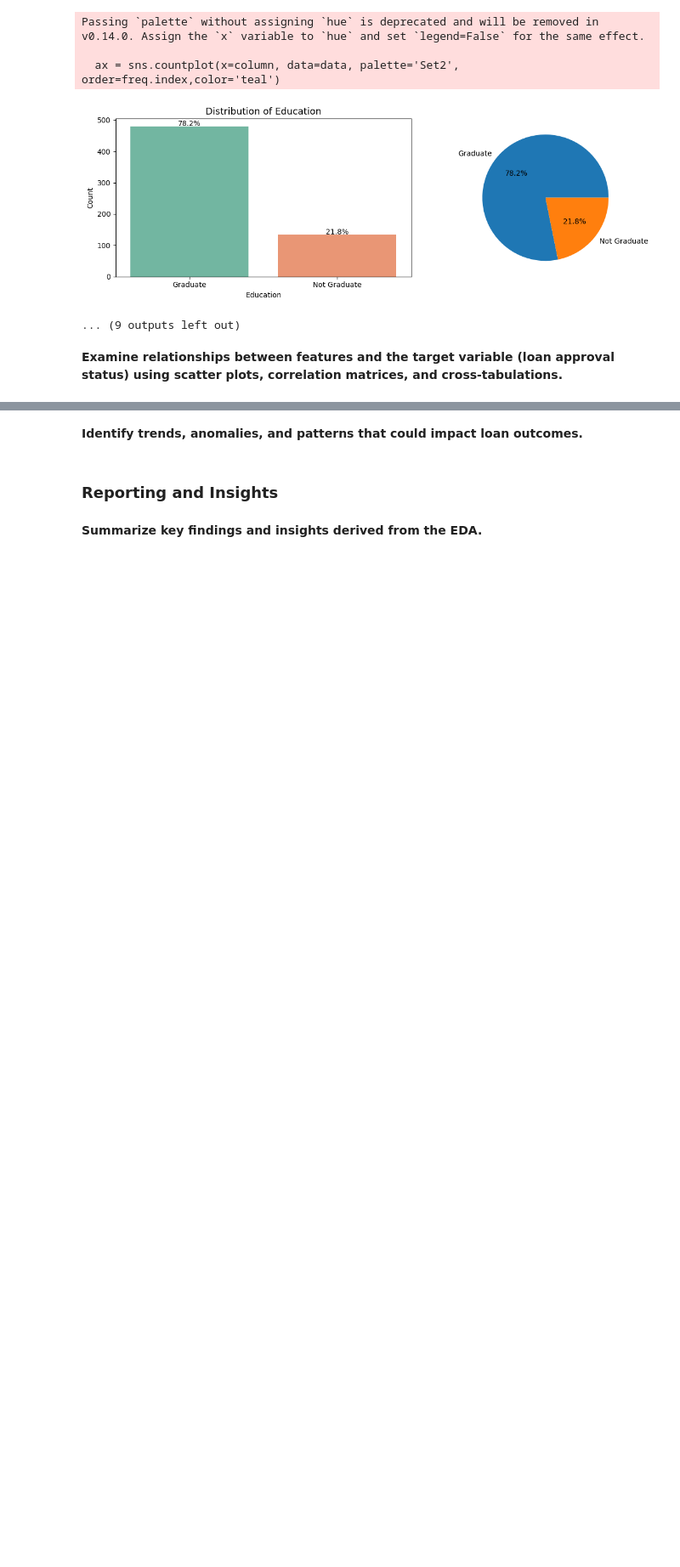
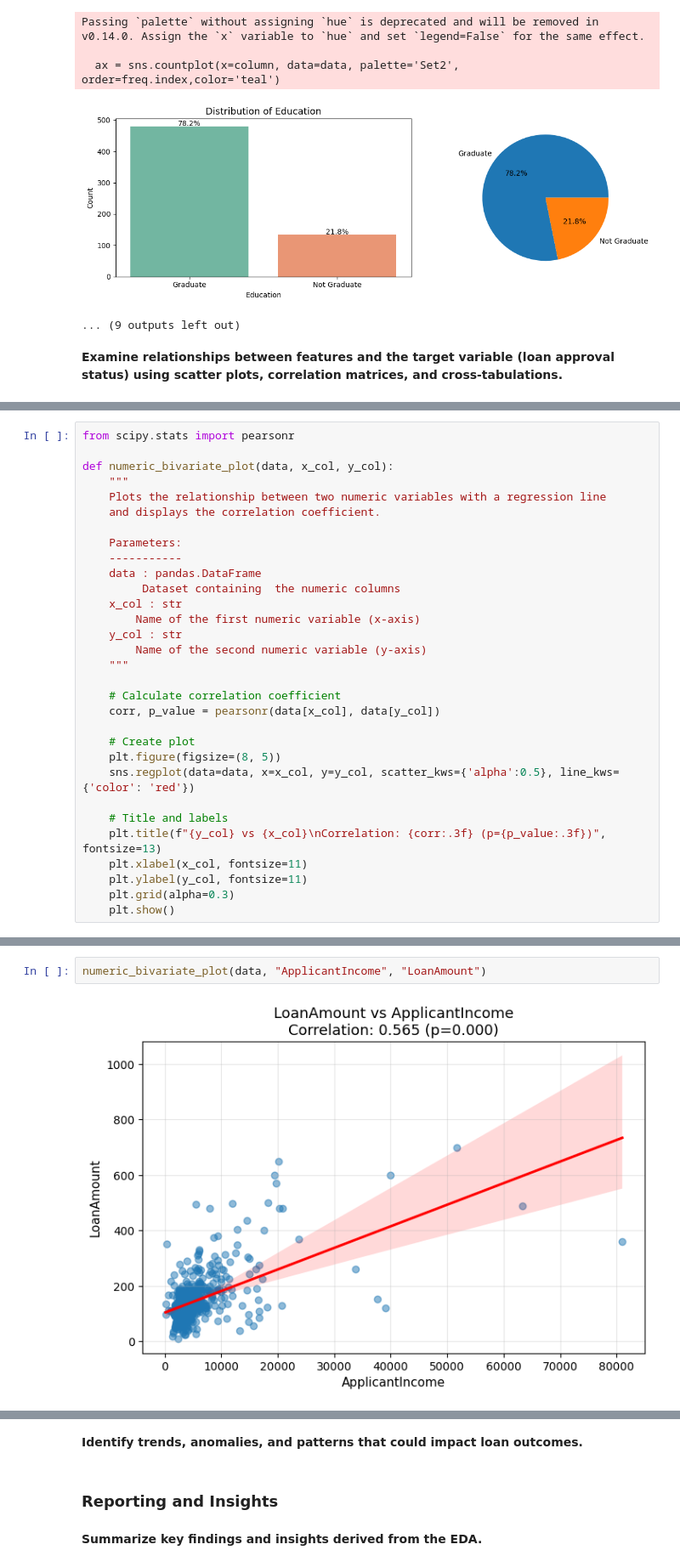
Before and after one commit to Olajcodes/abioye_olajide_tasks, a Jupyter notebook: week_eleven/task25/task25.ipynb, the cells around one changed output, grey strips where cells are left out. Shown at 85% size. Drawn from its saved outputs; the diff is of its cells as text; blank space fills up the shorter version.

Commit message:
Done with Bivariate

```diff
--- a/week_eleven/task25/task25.ipynb
+++ b/week_eleven/task25/task25.ipynb
@@ -506,0 +580,31 @@ Passing `palette` without assigning `hue` is deprecated and will be removed in v
+# %%
+from scipy.stats import pearsonr
+
+def numeric_bivariate_plot(data, x_col, y_col):
+    """
+    Plots the relationship between two numeric variables with a regression line
+    and displays the correlation coefficient.
+
+    Parameters:
+    -----------
+    data : pandas.DataFrame
+         Dataset containing  the numeric columns
+    x_col : str
+        Name of the first numeric variable (x-axis)
+    y_col : str
+        Name of the second numeric variable (y-axis)
+    """
+
+    # Calculate correlation coefficient
+    corr, p_value = pearsonr(data[x_col], data[y_col])
+
+    # Create plot
+    plt.figure(figsize=(8, 5))
+    sns.regplot(data=data, x=x_col, y=y_col, scatter_kws={'alpha':0.5}, line_kws={'color': 'red'})
+
+    # Title and labels
+    plt.title(f"{y_col} vs {x_col}\nCorrelation: {corr:.3f} (p={p_value:.3f})", fontsize=13)
+    plt.xlabel(x_col, fontsize=11)
+    plt.ylabel(y_col, fontsize=11)
+    plt.grid(alpha=0.3)
+    plt.show()
@@ -506,0 +618,4 @@ Passing `palette` without assigning `hue` is deprecated and will be removed in v
+# %%
+numeric_bivariate_plot(data, "ApplicantIncome", "LoanAmount")
+# %% [output]
+[figure, added]
```
Also changed, not shown: parts of 11 cells of this notebook, 2 other files.
